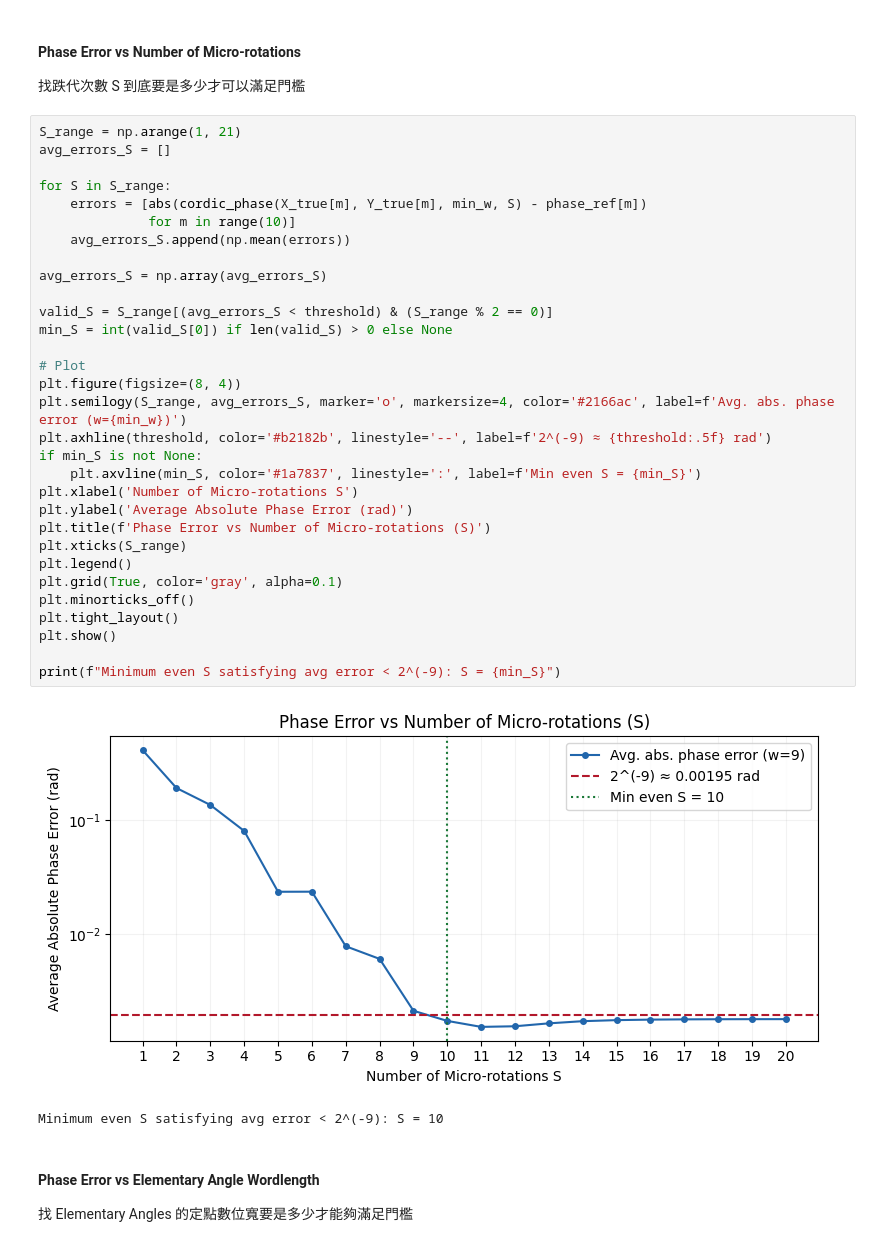
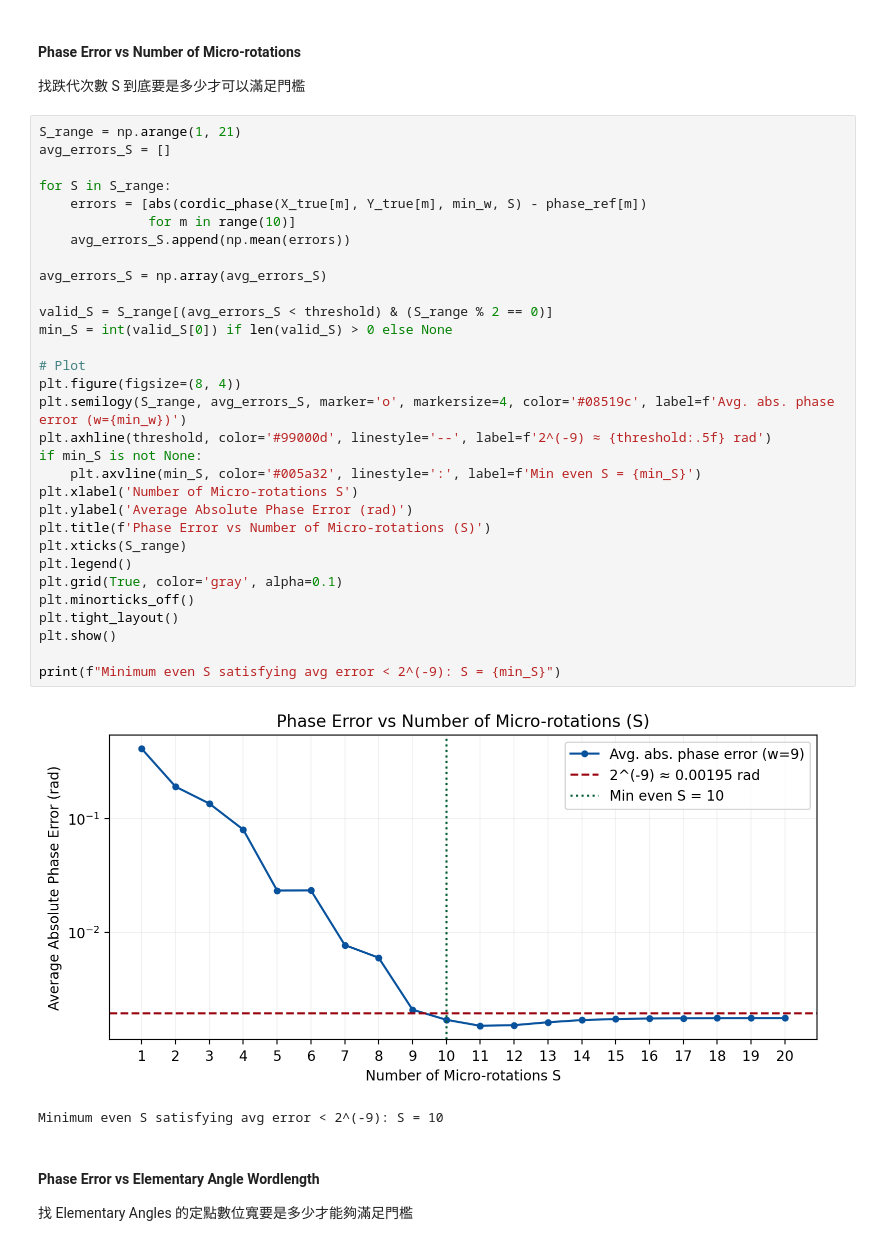
Before and after one commit to akira2963753/DSP-In-VLSI, a Jupyter notebook: HW4-CORDIC/HW4.ipynb, the cells around one changed output. Cells and saved outputs as stored; diff of their text form.

```diff
--- a/HW4-CORDIC/HW4.ipynb
+++ b/HW4-CORDIC/HW4.ipynb
@@ -126,36 +128,36 @@ Total bits per sample: w+2 = 11  (1 sign + 1 integer + 9 fractional)
 # %%
 S_range = np.arange(1, 21)
 avg_errors_S = []
 
 for S in S_range:
     errors = [abs(cordic_phase(X_true[m], Y_true[m], min_w, S) - phase_ref[m])
               for m in range(10)]
     avg_errors_S.append(np.mean(errors))
 
 avg_errors_S = np.array(avg_errors_S)
 
 valid_S = S_range[(avg_errors_S < threshold) & (S_range % 2 == 0)]
 min_S = int(valid_S[0]) if len(valid_S) > 0 else None
 
 # Plot
 plt.figure(figsize=(8, 4))
-plt.semilogy(S_range, avg_errors_S, marker='o', markersize=4, color='#2166ac', label=f'Avg. abs. phase error (w={min_w})')
-plt.axhline(threshold, color='#b2182b', linestyle='--', label=f'2^(-9) ≈ {threshold:.5f} rad')
+plt.semilogy(S_range, avg_errors_S, marker='o', markersize=4, color='#08519c', label=f'Avg. abs. phase error (w={min_w})')
+plt.axhline(threshold, color='#99000d', linestyle='--', label=f'2^(-9) ≈ {threshold:.5f} rad')
 if min_S is not None:
-    plt.axvline(min_S, color='#1a7837', linestyle=':', label=f'Min even S = {min_S}')
+    plt.axvline(min_S, color='#005a32', linestyle=':', label=f'Min even S = {min_S}')
 plt.xlabel('Number of Micro-rotations S')
 plt.ylabel('Average Absolute Phase Error (rad)')
 plt.title(f'Phase Error vs Number of Micro-rotations (S)')
 plt.xticks(S_range)
 plt.legend()
 plt.grid(True, color='gray', alpha=0.1)
 plt.minorticks_off()
 plt.tight_layout()
 plt.show()
 
 print(f"Minimum even S satisfying avg error < 2^(-9): S = {min_S}")
 # %% [output]
-[figure, old version]
+[figure, new version]
 Minimum even S satisfying avg error < 2^(-9): S = 10
 # %% [markdown]
 #### Phase Error vs Elementary Angle Wordlength
```
Also changed, not shown: parts of 11 cells of this notebook, 8 other files.
